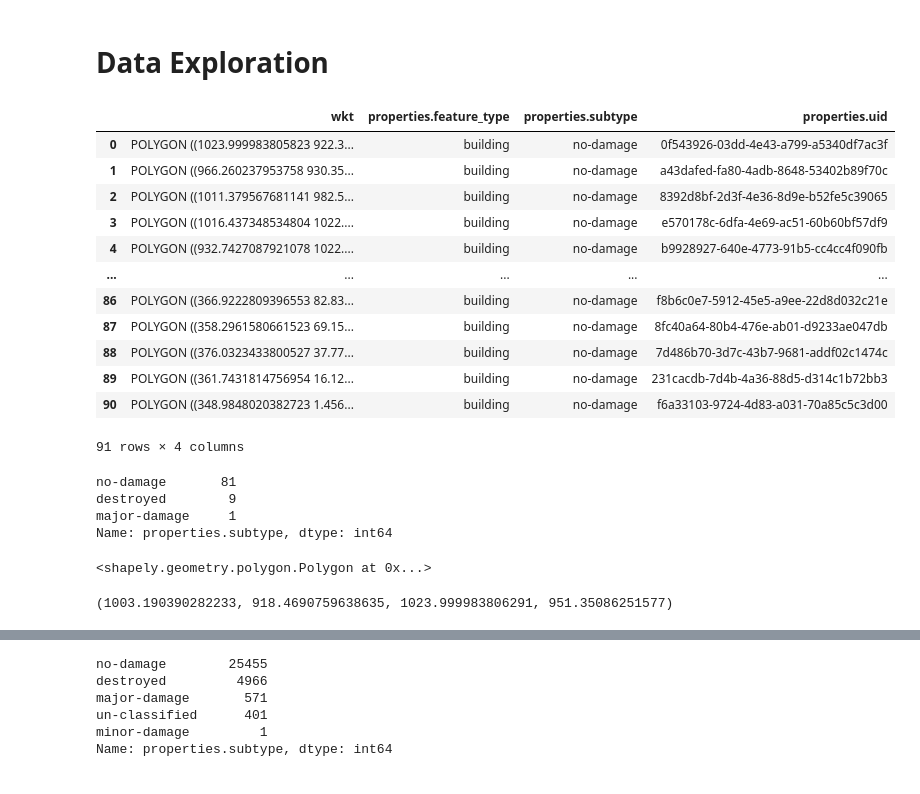
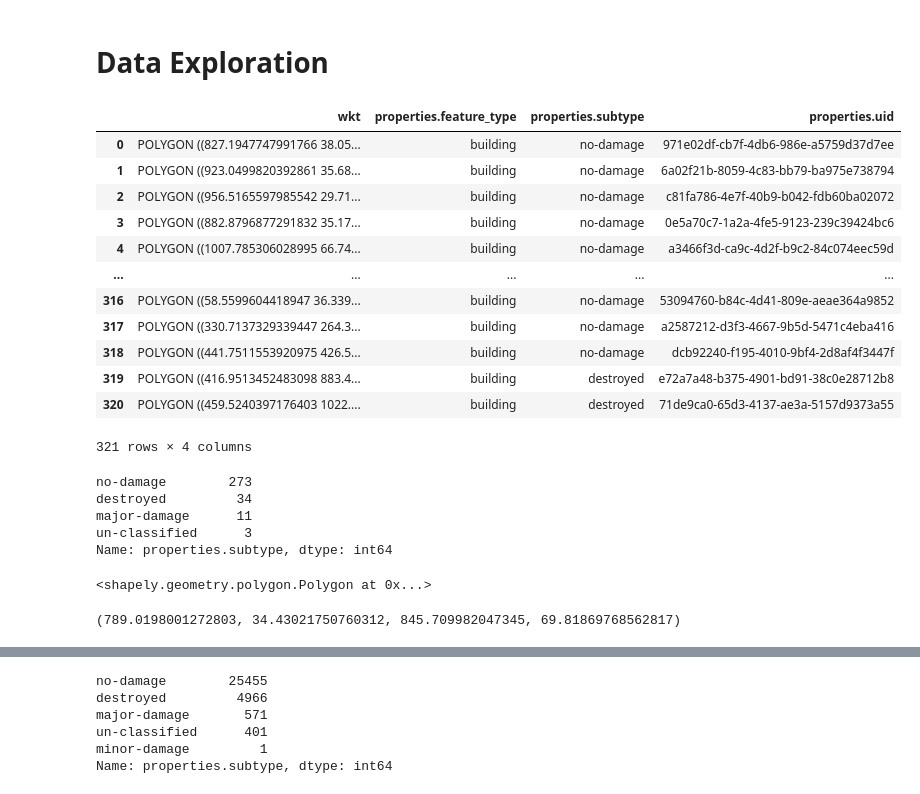
Before and after one commit to imansrf/disaster_area_identification, a Jupyter notebook: Identification_Disaster__Area.ipynb, the cells around one changed output, grey strips where cells are left out. Saved outputs shown, nothing was run; the diff lists cells and outputs as text; code cells hidden in the pictures.

```diff
--- a/Identification_Disaster__Area.ipynb
+++ b/Identification_Disaster__Area.ipynb
@@ -58,14 +58,14 @@ import json
 import pandas as pd
 from pandas.io.json import json_normalize
 
-source ='/content/data/'
-dest = '/content/data/train_images/pre_images/'
+source ='data/data_disaster/'
+dest = 'data/train_images/pre_images/'
 pre_tsunami_images = sorted([f for f in os.listdir(source) if 'tsunami' in f and 'pre' in f])
 for f in pre_tsunami_images:
     shutil.copy(source + f, dest)
 # %%
-source ='/content/data/'
-dest = '/content/data/train_images/post_images/'
+source ='data/data_disaster/'
+dest = 'data/train_images/post_images/'
 post_tsunami_images = sorted([f for f in os.listdir(source) if 'tsunami' in f and 'post' in f])
 for f in post_tsunami_images:
     shutil.copy(source + f, dest)
@@ -74,15 +74,15 @@ import json
 import pandas as pd
 from pandas.io.json import json_normalize
 
-source ='/content/gdrive/My Drive/Data disaster/train/labels/'
-dest = '/content/data/train_labels/pre_labels/'
+source ='gdrive/My Drive/Data disaster/train/labels/'
+dest = 'data/train_labels/pre_labels/'
 
 pre_tsunami_labels = sorted([f for f in os.listdir(source) if 'tsunami' in f and 'pre' in f])
 for f in pre_tsunami_labels:
     shutil.copy(source + f, dest)
 # %%
-source ='/content/gdrive/My Drive/Data disaster/train/labels/'
-dest = '/content/data/train_labels/post_labels/'
+source ='gdrive/My Drive/Data disaster/train/labels/'
+dest = 'data/train_labels/post_labels/'
 
 post_tsunami_labels = sorted([f for f in os.listdir(source) if 'tsunami' in f and 'post' in f])
 for f in post_tsunami_labels:
@@ -96,35 +96,36 @@ ROOT_PATH = ''
 # %%
 import json
 from pandas.io.json import json_normalize
 
-with open (ROOT_PATH + '/content/data/train_labels/post_labels/palu-tsunami_00000000_post_disaster.json') as f:
+with open (ROOT_PATH + 'data/train_labels/post_labels/palu-tsunami_00000002_post_disaster.json') as f:
     data = json.load(f)
 
 # convert buildings json data into pandas dataframe:
 buildings_raw = data['features']['xy']
 buildings_df = pd.DataFrame.from_dict(json_normalize(buildings_raw), orient='columns')
 buildings_df
 # %% [output]
 |  | wkt | properties.feature_type | properties.subtype | properties.uid |
-| 0 | POLYGON ((1023.999983805823 922.3... | building | no-damage | 0f543926-03dd-4e43-a799-a5340df7ac3f |
-| 1 | POLYGON ((966.260237953758 930.35... | building | no-damage | a43dafed-fa80-4adb-8648-53402b89f70c |
-| 2 | POLYGON ((1011.379567681141 982.5... | building | no-damage | 8392d8bf-2d3f-4e36-8d9e-b52fe5c39065 |
-| 3 | POLYGON ((1016.437348534804 1022.... | building | no-damage | e570178c-6dfa-4e69-ac51-60b60bf57df9 |
-| 4 | POLYGON ((932.7427087921078 1022.... | building | no-damage | b9928927-640e-4773-91b5-cc4cc4f090fb |
+| 0 | POLYGON ((827.1947747991766 38.05... | building | no-damage | 971e02df-cb7f-4db6-986e-a5759d37d7ee |
+| 1 | POLYGON ((923.0499820392861 35.68... | building | no-damage | 6a02f21b-8059-4c83-bb79-ba975e738794 |
+| 2 | POLYGON ((956.5165597985542 29.71... | building | no-damage | c81fa786-4e7f-40b9-b042-fdb60ba02072 |
+| 3 | POLYGON ((882.8796877291832 35.17... | building | no-damage | 0e5a70c7-1a2a-4fe5-9123-239c39424bc6 |
+| 4 | POLYGON ((1007.785306028995 66.74... | building | no-damage | a3466f3d-ca9c-4d2f-b9c2-84c074eec59d |
 | ... | ... | ... | ... | ... |
-| 86 | POLYGON ((366.9222809396553 82.83... | building | no-damage | f8b6c0e7-5912-45e5-a9ee-22d8d032c21e |
-| 87 | POLYGON ((358.2961580661523 69.15... | building | no-damage | 8fc40a64-80b4-476e-ab01-d9233ae047db |
-| 88 | POLYGON ((376.0323433800527 37.77... | building | no-damage | 7d486b70-3d7c-43b7-9681-addf02c1474c |
-| 89 | POLYGON ((361.7431814756954 16.12... | building | no-damage | 231cacdb-7d4b-4a36-88d5-d314c1b72bb3 |
-| 90 | POLYGON ((348.9848020382723 1.456... | building | no-damage | f6a33103-9724-4d83-a031-70a85c5c3d00 |
+| 316 | POLYGON ((58.5599604418947 36.339... | building | no-damage | 53094760-b84c-4d41-809e-aeae364a9852 |
+| 317 | POLYGON ((330.7137329339447 264.3... | building | no-damage | a2587212-d3f3-4667-9b5d-5471c4eba416 |
+| 318 | POLYGON ((441.7511553920975 426.5... | building | no-damage | dcb92240-f195-4010-9bf4-2d8af4f3447f |
+| 319 | POLYGON ((416.9513452483098 883.4... | building | destroyed | e72a7a48-b375-4901-bd91-38c0e28712b8 |
+| 320 | POLYGON ((459.5240397176403 1022.... | building | destroyed | 71de9ca0-65d3-4137-ae3a-5157d9373a55 |
-91 rows × 4 columns
+321 rows × 4 columns
 # %%
 # for a single image
 buildings_df['properties.subtype'].value_counts()
 # %% [output]
-no-damage       81
-destroyed        9
-major-damage     1
+no-damage        273
+destroyed         34
+major-damage      11
+un-classified      3
 Name: properties.subtype, dtype: int64
 # %%
 from shapely.geometry import Polygon
@@ -137,6 +138,6 @@ P
 # %%
 P.bounds
 # %% [output]
-(1003.190390282233, 918.4690759638635, 1023.999983806291, 951.35086251577)
+(789.0198001272803, 34.43021750760312, 845.709982047345, 69.81869768562817)
 # %%
 # get all files for post disaster
```
Also changed, not shown: parts of 35 cells of this notebook.
